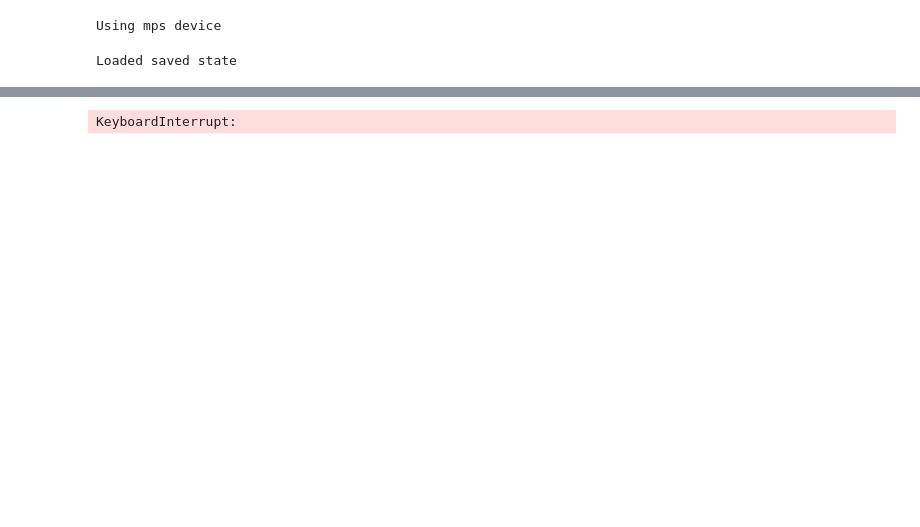
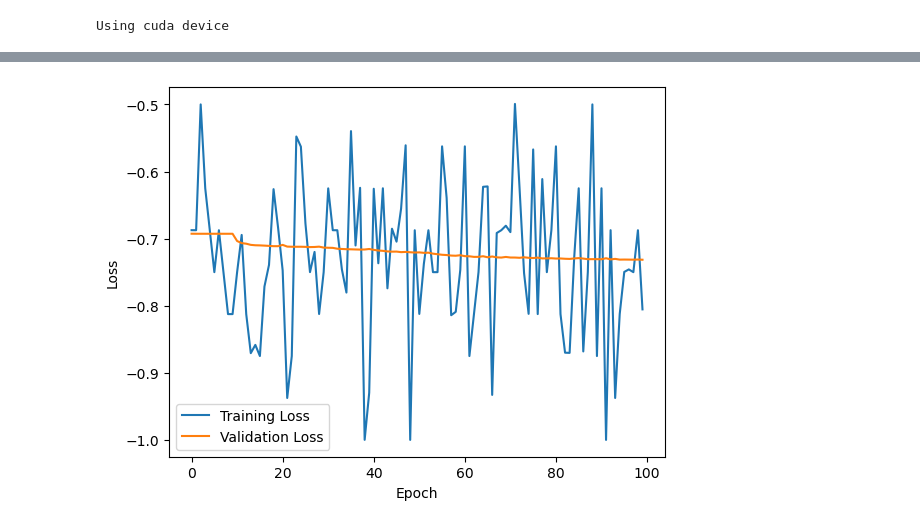
Before and after one commit to lmaxsmith/iPong, a Jupyter notebook: PlayModelTorch.ipynb, the cells around one changed output, grey strips where cells are left out. Drawn from its saved outputs; the diff is of its cells as text; code cells hidden in the pictures; blank space fills up the shorter version.

```diff
--- a/PlayModelTorch.ipynb
+++ b/PlayModelTorch.ipynb
@@ -13,9 +13,11 @@ class NeuralNetwork(nn.Module):
         super(NeuralNetwork, self).__init__()
         self.flatten = nn.Flatten()
         self.linear_softmax_stack = nn.Sequential(
-            nn.Linear(8, 13),
+            nn.Linear(8, 64),
             nn.ReLU(),
-            nn.Linear(13, 3),
+            nn.Linear(64, 32),
+            nn.ReLU(),
+            nn.Linear(32, 3),
             nn.Softmax(dim=1)
         )
 
@@ -42,7 +44,7 @@ class PongDataset(Dataset):
         label = self.labels[idx]
         return feature, label
 # %% [output]
-Using mps device
+Using cuda device
 # %%
 #Load orcreate new model
 
@@ -52,8 +54,6 @@ model_path = 'my_model.pt'
 if(os.path.exists(model_path)):
     model.load_state_dict(torch.load(model_path))
     print("Loaded saved state")
-# %% [output]
-Loaded saved state
 # %%
 
 #load data from file
@@ -90,7 +90,7 @@ train_losses = []
 val_losses = []
 
 # Train the model for the specified number of epochs
-num_epochs = 10
+num_epochs = 100
 for epoch in range(num_epochs):
     torch.cuda.empty_cache()
     for batch in train_loader:
@@ -150,4 +165,4 @@ Epoch [1/10], Train Loss: -0.1429, Val Loss: -0.0747
-KeyboardInterrupt:
+[figure, added]
 # %%
 # Evaluate the trained model on the test set
 model.eval()
```
Also changed, not shown: parts of 3 cells of this notebook, 15 other files.
